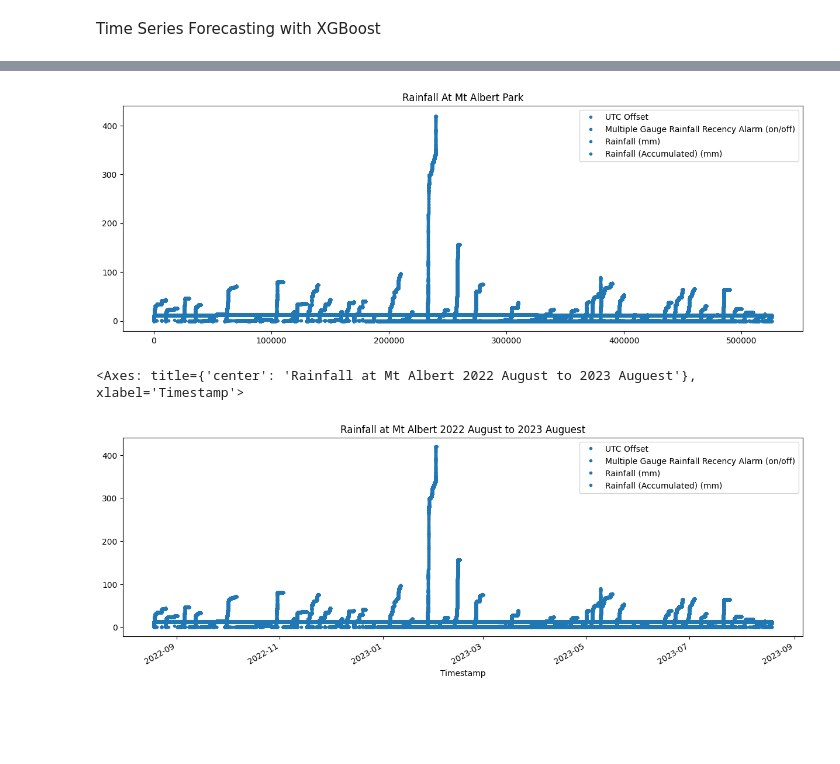
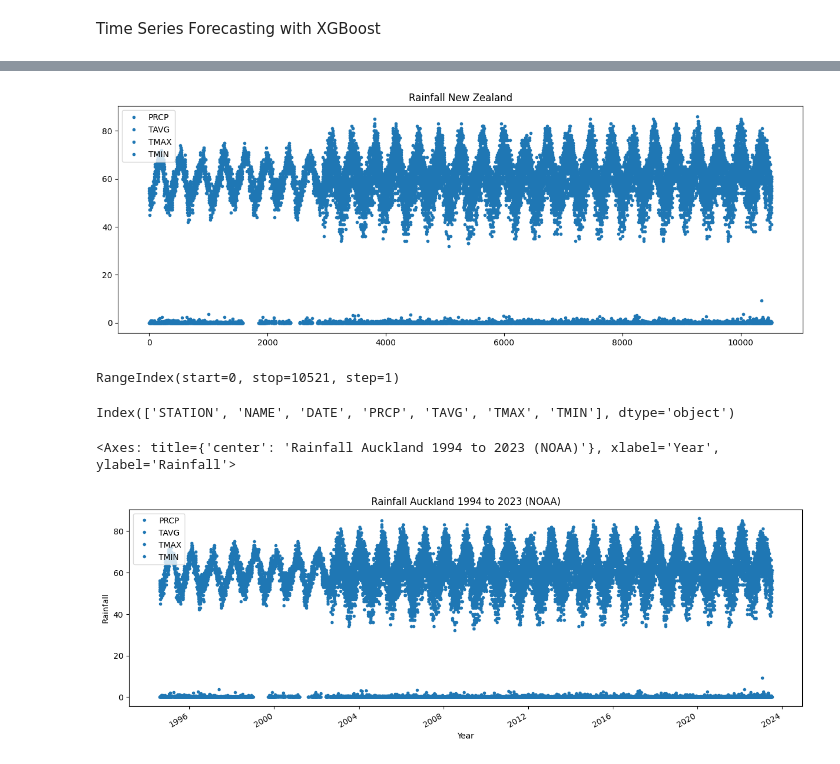
Before and after one commit to YingCG/phyton-basic, a Jupyter notebook: 10-timeSeriesForecastingXGBoost/XGBoostpredictRainfall.ipynb, the cells around one changed output, grey strips where cells are left out. Drawn from its saved outputs; the diff is of its cells as text; code cells hidden in the pictures; blank space fills up the shorter version.

Commit message:
playing with weather data

```diff
--- a/10-timeSeriesForecastingXGBoost/XGBoostpredictRainfall.ipynb
+++ b/10-timeSeriesForecastingXGBoost/XGBoostpredictRainfall.ipynb
@@ -20,0 +12,3 @@ df.head()
+# %%
+noaaData = pd.read_csv('./data/Auckland_NOAA.csv')
+noaaData.tail()
@@ -21,12 +22,20 @@ df.head()
 # %%
-df.plot(style='.', figsize=(15,5), color=color_pal[0], title='Rainfall At Mt Albert Park')
+noaaData.plot(style='.', figsize=(15,5), color=color_pal[0], title='Rainfall New Zealand')
 plt.show()
 # %% [output]
-[figure, old version]
+[figure, new version]
+# %%
+noaaData.index
+# %% [output]
+RangeIndex(start=0, stop=10521, step=1)
+# %%
+noaaData.columns
+# %% [output]
+Index(['STATION', 'NAME', 'DATE', 'PRCP', 'TAVG', 'TMAX', 'TMIN'], dtype='object')
 # %%
-df = df.set_index('Timestamp')
-df.index = pd.to_datetime(df.index)
-df.plot(style='.', figsize=(15,5), color = color_pal[0], title='Rainfall at Mt Albert 2022 August to 2023 Auguest')
+noaaData = noaaData.set_index('DATE')
+noaaData.index = pd.to_datetime(noaaData.index)
+noaaData.plot(style='.', figsize=(15,5), color = color_pal[0], title='Rainfall Auckland 1994 to 2023 (NOAA)', xlabel="Year", ylabel='Rainfall')
 # %% [output]
-<Axes: title={'center': 'Rainfall at Mt Albert 2022 August to 2023 Auguest'}, xlabel='Timestamp'>
+<Axes: title={'center': 'Rainfall Auckland 1994 to 2023 (NOAA)'}, xlabel='Year', ylabel='Rainfall'>
-[figure, old version]
+[figure, new version]
```
Also changed, not shown: parts of 14 cells of this notebook, 14 other files.
